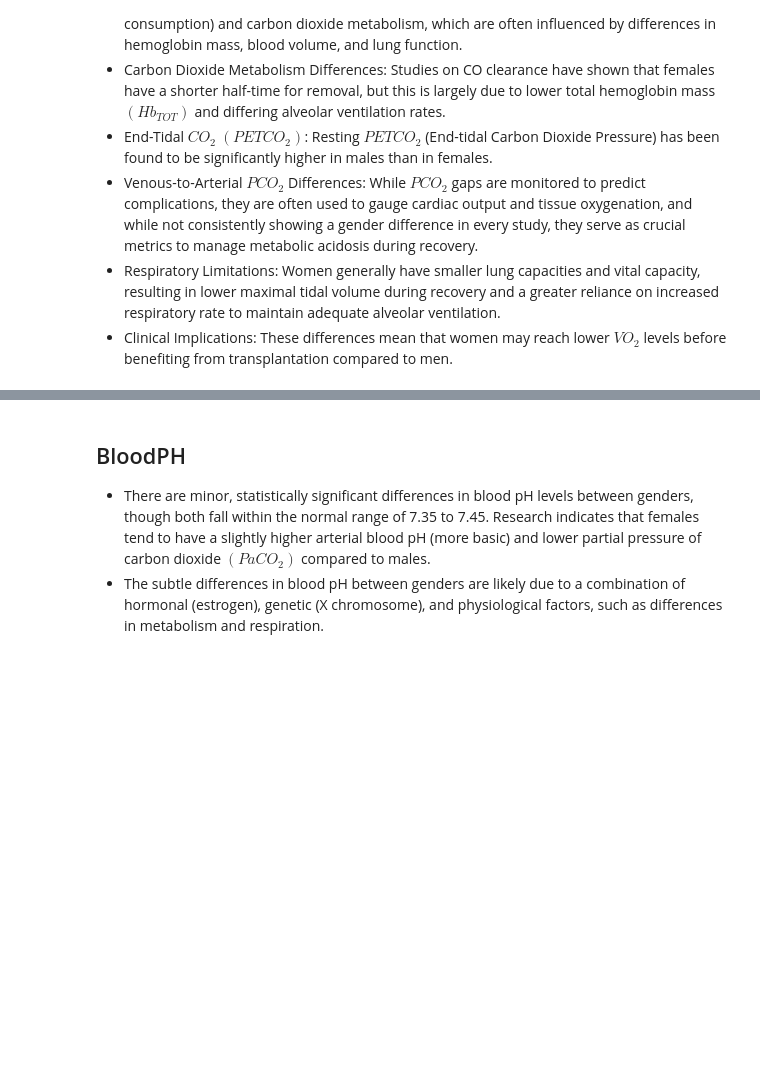
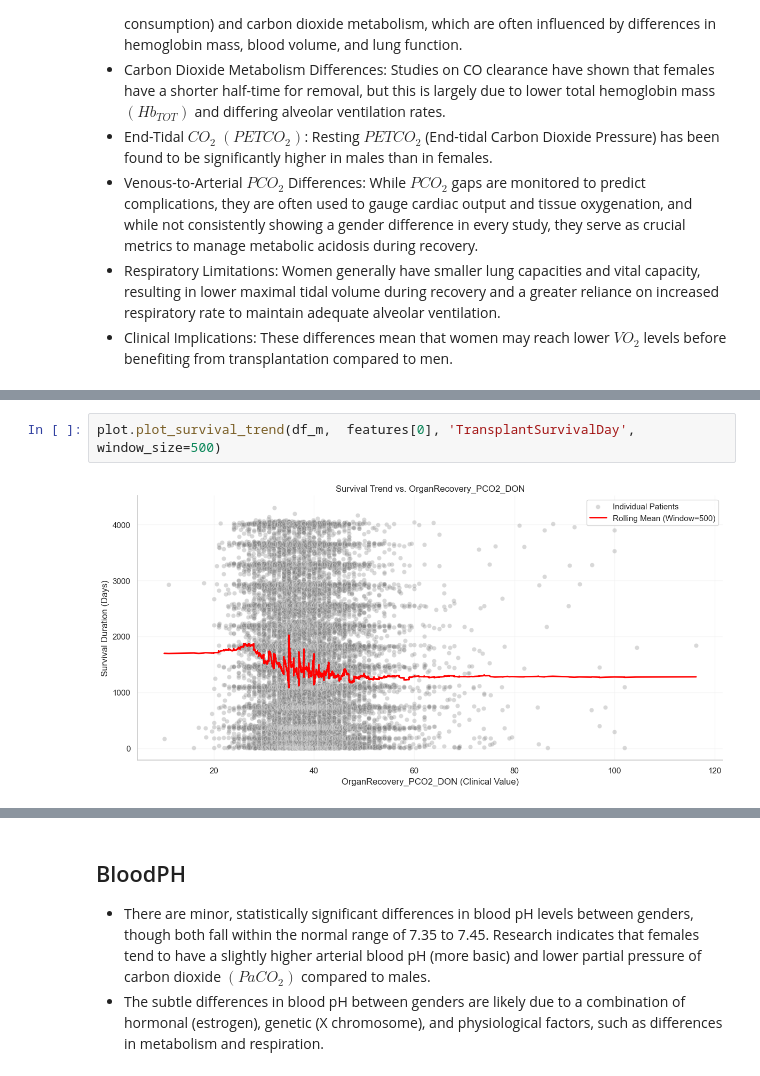
Before and after one commit to SirErikPak/UNOS, a Jupyter notebook: Notebook/C_WrangleExploratoryDonor.ipynb, the cells around one changed output, grey strips where cells are left out. Saved outputs shown, nothing was run; the diff lists cells and outputs as text; blank space fills up the shorter version.

```diff
--- a/Notebook/C_WrangleExploratoryDonor.ipynb
+++ b/Notebook/C_WrangleExploratoryDonor.ipynb
@@ -985,0 +846,4 @@ df_m.OrganRecovery_PCO2_IsMissing.sum(), df_f.OrganRecovery_PCO2_IsMissing.sum()
+# %%
+plot.plot_survival_trend(df_m,  features[0], 'TransplantSurvivalDay', window_size=500)
+# %% [output]
+[figure, added]
```
Also changed, not shown: parts of 89 cells of this notebook, 2 other files.
